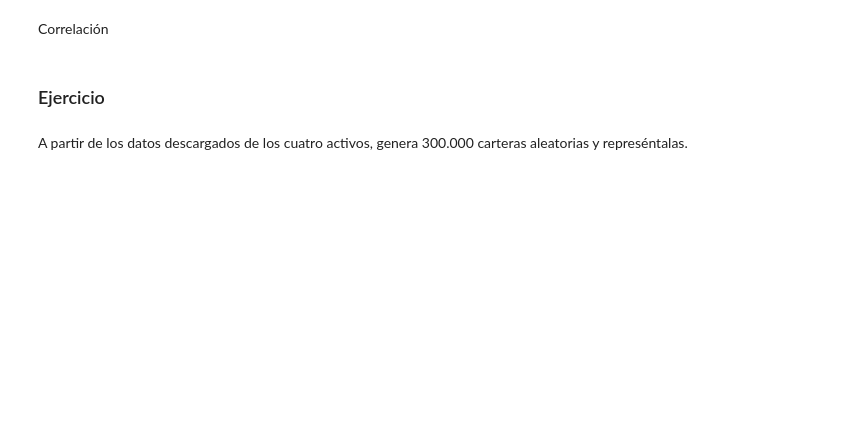
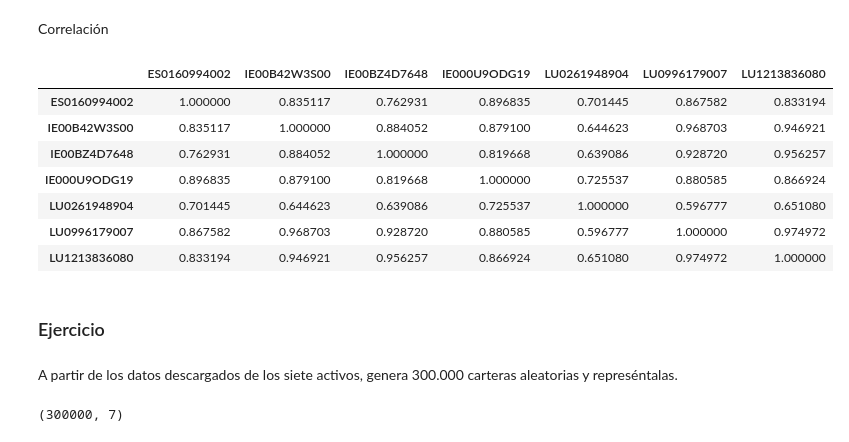
Before and after one commit to bynak06-cell/Microcredencial, a Jupyter notebook: Tema_2_Carteras_Intro/src/carteras-siete-activos-reales.ipynb, the cells around one changed output. Drawn from its saved outputs; the diff is of its cells as text; code cells hidden in the pictures; blank space fills up the shorter version.

```diff
--- a/Tema_2_Carteras_Intro/src/carteras-siete-activos-reales.ipynb
+++ b/Tema_2_Carteras_Intro/src/carteras-siete-activos-reales.ipynb
@@ -164,20 +164,33 @@ Kurtosis = 0.3360
 Correlación
 # %%
 # TODO
+corr_matrix = data.corr()
+corr_matrix
+# %% [output]
+|  | ES0160994002 | IE00B42W3S00 | IE00BZ4D7648 | IE000U9ODG19 | LU0261948904 | LU0996179007 | LU1213836080 |
+| ES0160994002 | 1.000000 | 0.835117 | 0.762931 | 0.896835 | 0.701445 | 0.867582 | 0.833194 |
+| IE00B42W3S00 | 0.835117 | 1.000000 | 0.884052 | 0.879100 | 0.644623 | 0.968703 | 0.946921 |
+| IE00BZ4D7648 | 0.762931 | 0.884052 | 1.000000 | 0.819668 | 0.639086 | 0.928720 | 0.956257 |
+| IE000U9ODG19 | 0.896835 | 0.879100 | 0.819668 | 1.000000 | 0.725537 | 0.880585 | 0.866924 |
+| LU0261948904 | 0.701445 | 0.644623 | 0.639086 | 0.725537 | 1.000000 | 0.596777 | 0.651080 |
+| LU0996179007 | 0.867582 | 0.968703 | 0.928720 | 0.880585 | 0.596777 | 1.000000 | 0.974972 |
+| LU1213836080 | 0.833194 | 0.946921 | 0.956257 | 0.866924 | 0.651080 | 0.974972 | 1.000000 |
 # %% [markdown]
 ### Ejercicio
 # %% [markdown]
-A partir de los datos descargados de los cuatro activos, genera 300.000 carteras aleatorias y represéntalas.
+A partir de los datos descargados de los siete activos, genera 300.000 carteras aleatorias y represéntalas.
 # %%
 # Generamos pesos aleatorios.
 num_carteras = 300000
 num_activos = len(activos)
 
-rng = # TODO
-pesos = # TODO
-pesos = # TODO
+rng = np.random.default_rng(42)
+pesos = rng.random(size= (num_carteras, num_activos))
+pesos = pesos / np.sum(pesos , axis = 1 , keepdims= True)
 
 pesos.shape
+# %% [output]
+(300000, 7)
 # %%
 # Calculamos rentabilidades de los activos.
 rets = # TODO
```
Also changed, not shown: parts of 2 cells of this notebook.
